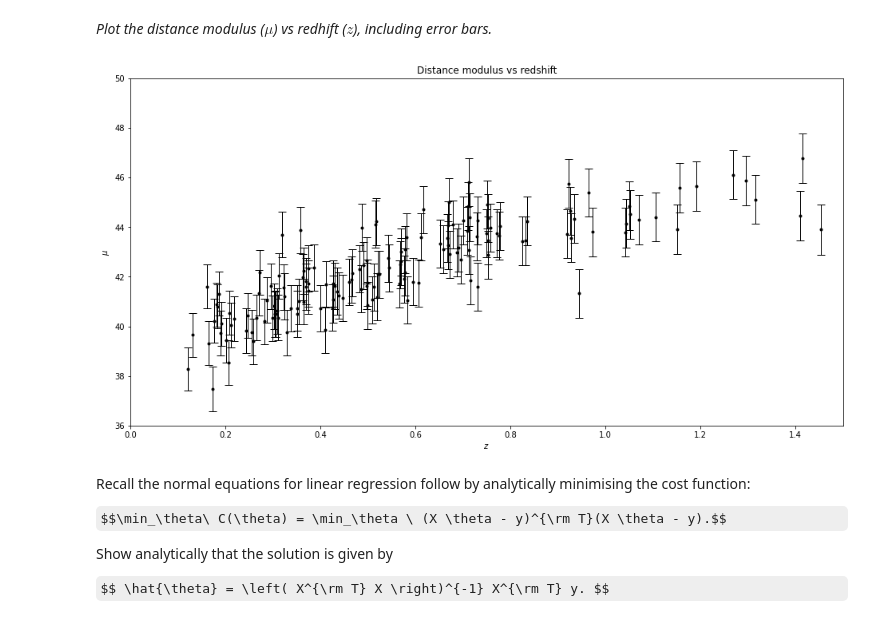
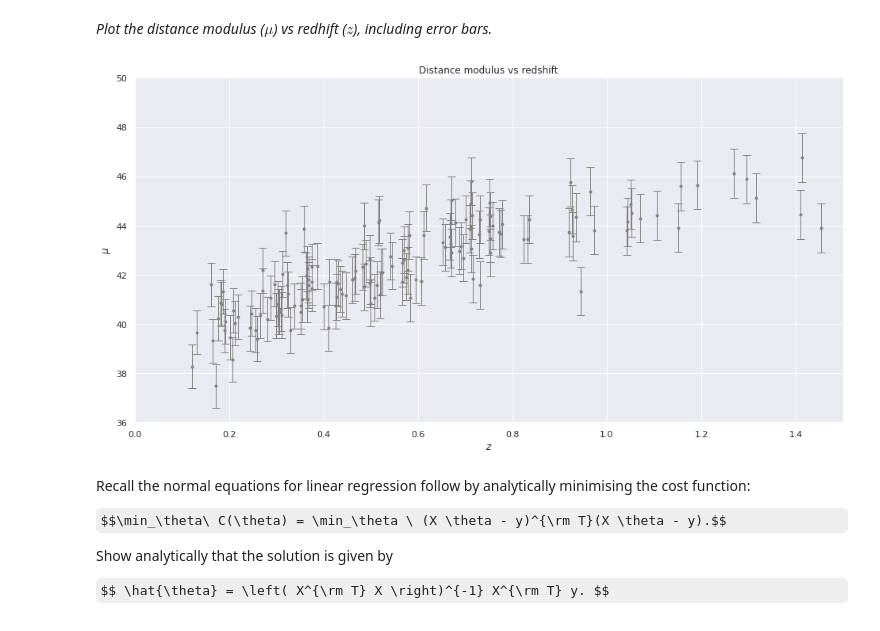
Before and after one commit to YRYoung/ML-with-Big-Data, a Jupyter notebook: spce0038_coursework_RunyangYou.ipynb, the cells around one changed output. Saved outputs shown, nothing was run; the diff lists cells and outputs as text; code cells hidden in the pictures; some formulas as TeX source.

Commit message:
Improved plots colors

```diff
--- a/spce0038_coursework_RunyangYou.ipynb
+++ b/spce0038_coursework_RunyangYou.ipynb
@@ -68,6 +66,9 @@ In astronomy, the [distance modulus](https://en.wikipedia.org/wiki/Distance_modu
 
 Astronomical [redshift](https://en.wikipedia.org/wiki/Redshift) specifies the shift in wavelength that astronomical objects undergo due to the expansion of the Universe.  Due to Hubble's Law, more distance objects experience a greater redshift.
 # %%
-!pip install astroML
-!pip install astropy
+# !pip install astroML
+# !pip install astropy
 from astroML.datasets import generate_mu_z
+%matplotlib inline
+import seaborn as sns
+sns.set()
@@ -103,19 +84,21 @@ z_sample.shape, mu_sample.shape
 # %%
 # Plot data
 def plot_dist_mod():
     plt.figure(figsize=(16, 8))
-    plt.errorbar(z_sample, mu_sample, dmu, fmt='.k', capsize=5, lw=1)
+    plt.errorbar(z_sample, mu_sample, dmu,
+          marker='.', linestyle='', color='grey',
+          capsize=5, lw=1)
     plt.xlabel('$z$')
     plt.ylabel('$\mu$')
     plt.title('Distance modulus vs redshift')
     plt.ylim(36, 50)
     plt.xlim(0, 1.5)
 
 
 #     plt.show()
 plot_dist_mod()
 # %% [output]
-[figure, old version]
+[figure, new version]
 # %% [markdown]
 Recall the normal equations for linear regression follow by analytically minimising the cost function:
 
```
Also changed, not shown: parts of 8 cells of this notebook.
